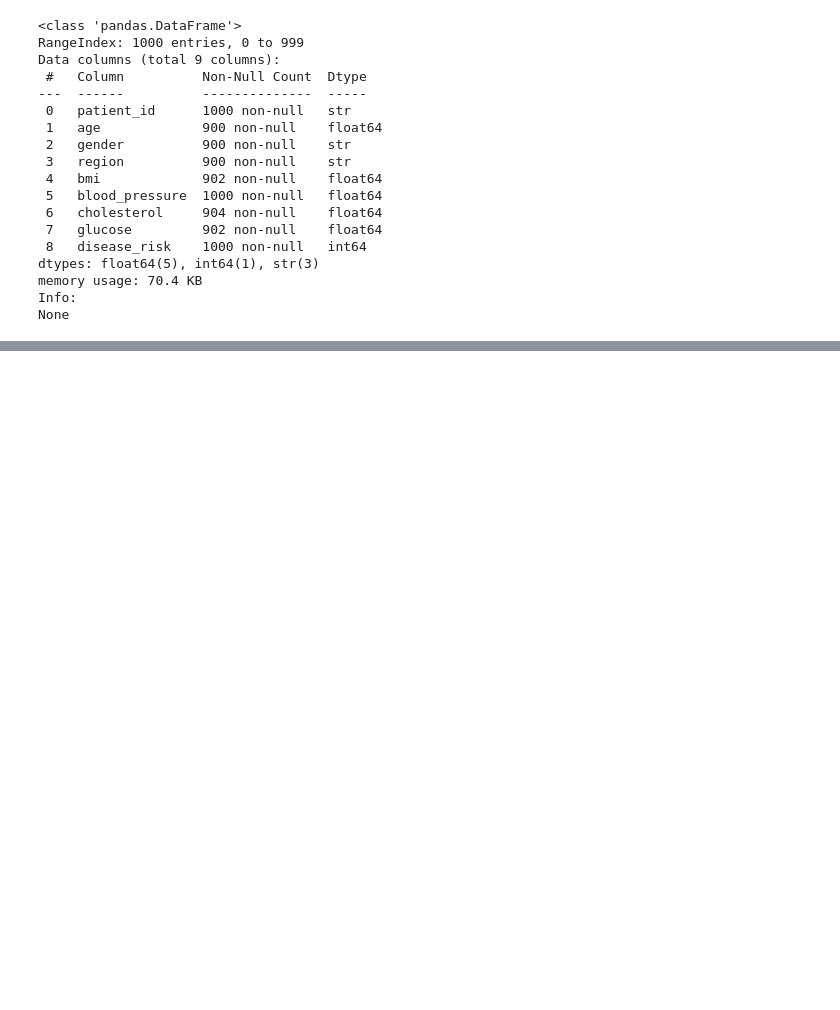
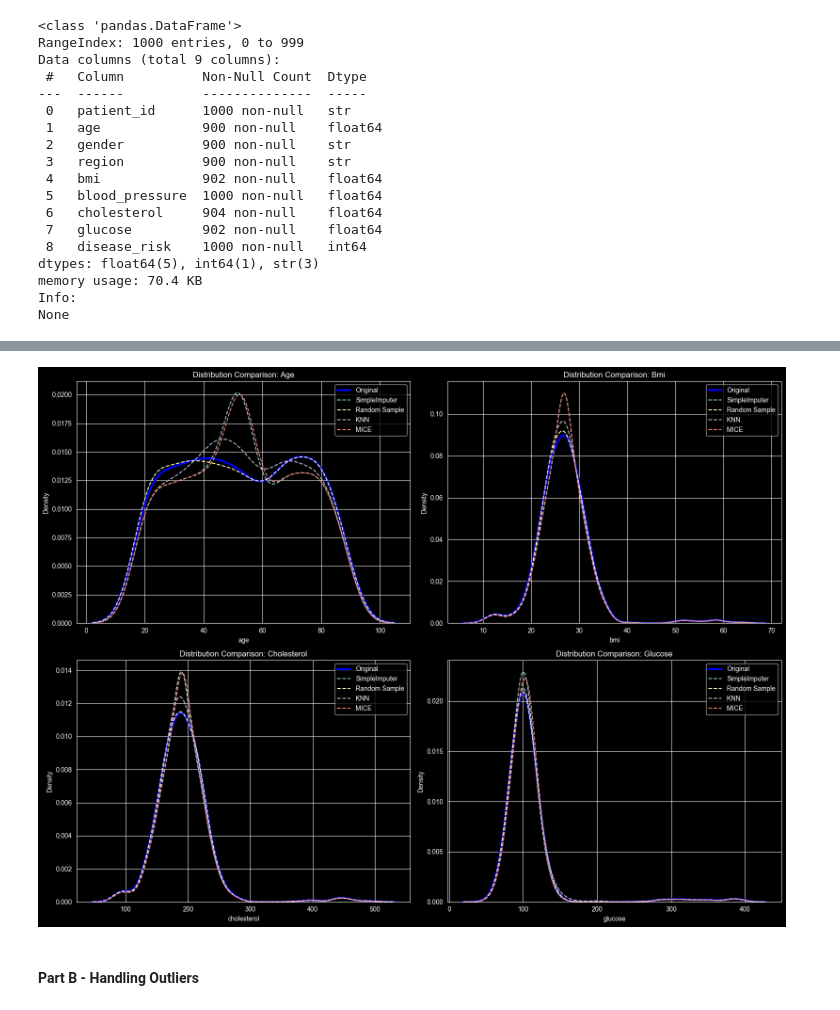
Before and after one commit to krish-desai-123/Data-Preprocessing-and-Feature-Engineering, a Jupyter notebook: PR_2/data_cleanser.ipynb, the cells around one changed output, grey strips where cells are left out. Drawn from its saved outputs; the diff is of its cells as text; code cells hidden in the pictures; blank space fills up the shorter version.

Commit message:
Part A - Done

```diff
--- a/PR_2/data_cleanser.ipynb
+++ b/PR_2/data_cleanser.ipynb
@@ -229,0 +212,21 @@ data_knn
+# %%
+# MICE Algorithm
+
+data_mice = data.copy()
+data_mice_id = data_mice['patient_id'].copy()
+data_mice.drop(['patient_id'], axis=1, inplace=True)
+
+data_mice['gender']= data_mice['gender'].map({'Male':0, 'Female':1})
+data_mice['region'] = data_mice['region'].map({'East':0, 'West':1, 'North':2, 'South':3})
+
+imputer = IterativeImputer(max_iter=200, random_state=9009)
+data_mice = pd.DataFrame(imputer.fit_transform(data_mice), columns=data_mice.columns)
+
+data_mice['gender'] = data_mice['gender'].round().astype(int)
+data_mice['region'] = data_mice['region'].round().astype(int)
+data_mice['gender']= data_mice['gender'].map({0:'Male', 1:'Female'})
+data_mice['region'] = data_mice['region'].map({0:'East', 1:'West', 2:'North', 3:'South'})
+
+data_mice = pd.concat([data_mice, data_mice_id], axis=1)
+
+print(f'MICE Algorithm: \n{data_mice}')
@@ -229,0 +251,24 @@ data_knn
+# %%
+# Compare
+
+fig, axes = plt.subplots(2, 2, figsize=(16, 12))
+axes = axes.flatten()
+
+cols_to_compare = ['age', 'bmi', 'cholesterol', 'glucose']
+
+for i, col in enumerate(cols_to_compare):
+    sns.kdeplot(data[col].dropna(), label='Original', ax=axes[i], linewidth=3, color='blue')
+    sns.kdeplot(data_simp[col], label='SimpleImputer', ax=axes[i], linestyle='--')
+    sns.kdeplot(data_rand[col], label='Random Sample', ax=axes[i], linestyle='--')
+    sns.kdeplot(data_knn[col], label='KNN', ax=axes[i], linestyle='--')
+    sns.kdeplot(data_mice[col], label='MICE', ax=axes[i], linestyle='--')
+
+    axes[i].set_title(f'Distribution Comparison: {col.capitalize()}')
+    axes[i].legend()
+
+plt.tight_layout()
+plt.show()
+# %% [output]
+[figure, added]
+# %% [markdown]
+#### Part B - Handling Outliers
```
Also changed, not shown: parts of 12 cells of this notebook.
